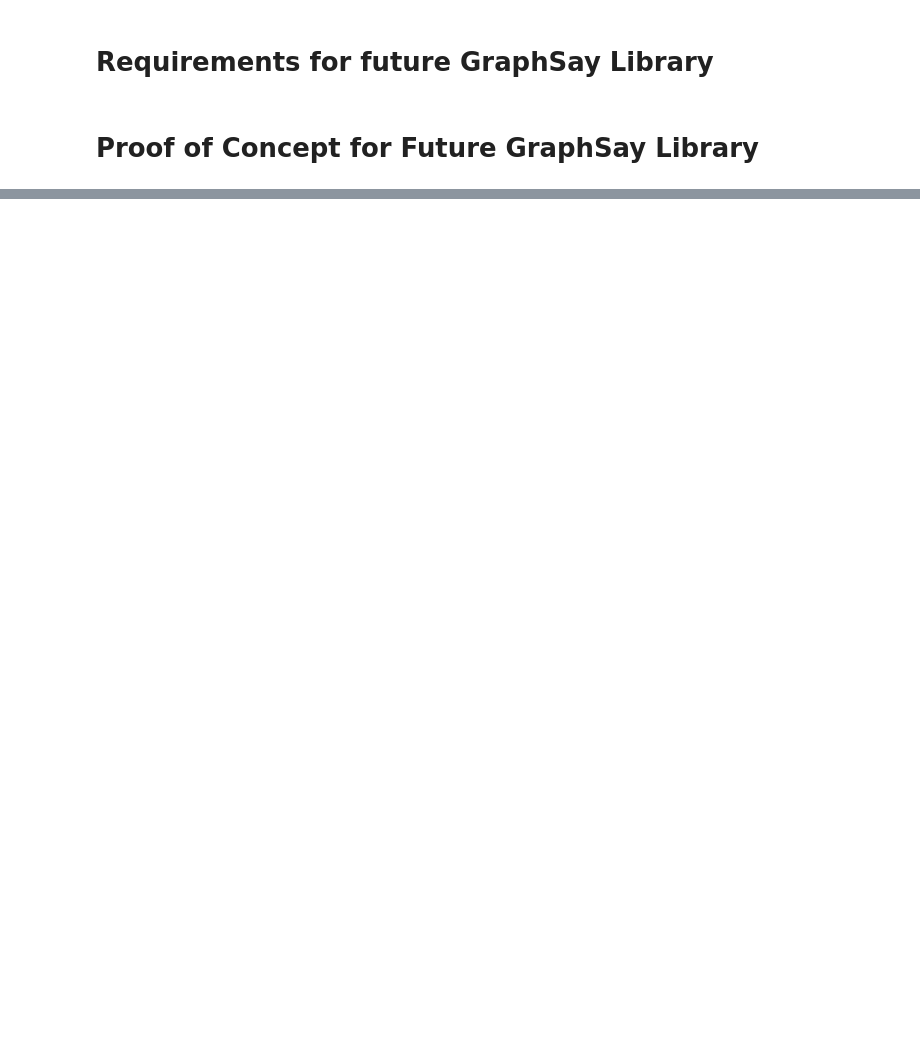
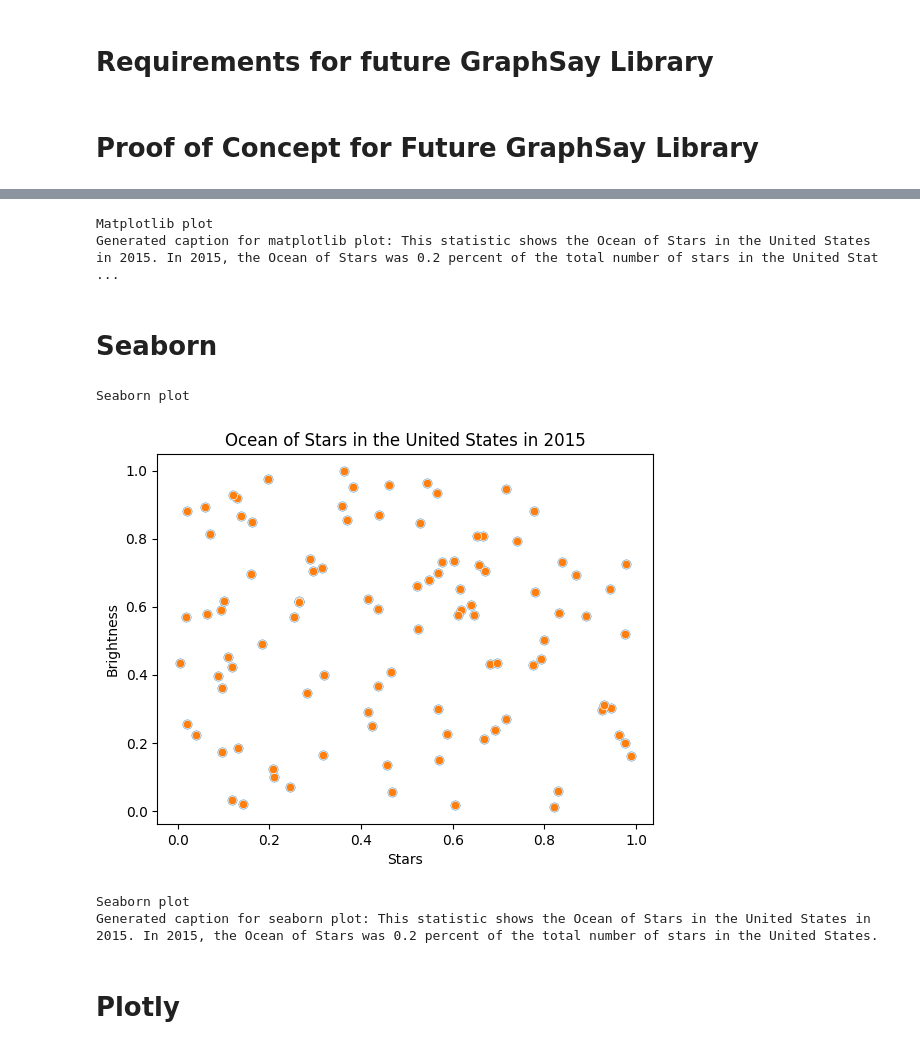
Before and after one commit to oroikono/ETSP, a Jupyter notebook: 4_library/GraphSay_UseCases.ipynb, the cells around one changed output, grey strips where cells are left out. Saved outputs shown, nothing was run; the diff lists cells and outputs as text; code cells hidden in the pictures; blank space fills up the shorter version.

```diff
--- a/4_library/GraphSay_UseCases.ipynb
+++ b/4_library/GraphSay_UseCases.ipynb
@@ -122,0 +111,24 @@ print("Generated caption for plotly plot:", caption_plotly)
+# %%
+# Generate captions for the matplotlib plot
+caption_matplotlib = graph_say.generate_caption(matplotlib_fig)
+print("Generated caption for matplotlib plot:", caption_matplotlib)
+# %% [output]
+Matplotlib plot
+Generated caption for matplotlib plot: This statistic shows the Ocean of Stars in the United States in 2015. In 2015, the Ocean of Stars was 0.2 percent of the total number of stars in the United Stat ...
+# %% [markdown]
+# Seaborn
+# %%
+print("Seaborn plot")
+sns_fig
+# %% [output]
+Seaborn plot
+[figure, added]
+# %%
+# Generate captions for the seaborn plot
+caption_seaborn = graph_say.generate_caption(sns_fig)
+print("Generated caption for seaborn plot:", caption_seaborn)
+# %% [output]
+Seaborn plot
+Generated caption for seaborn plot: This statistic shows the Ocean of Stars in the United States in 2015. In 2015, the Ocean of Stars was 0.2 percent of the total number of stars in the United States.
+# %% [markdown]
+# Plotly
```
Also changed, not shown: parts of 5 cells of this notebook.
